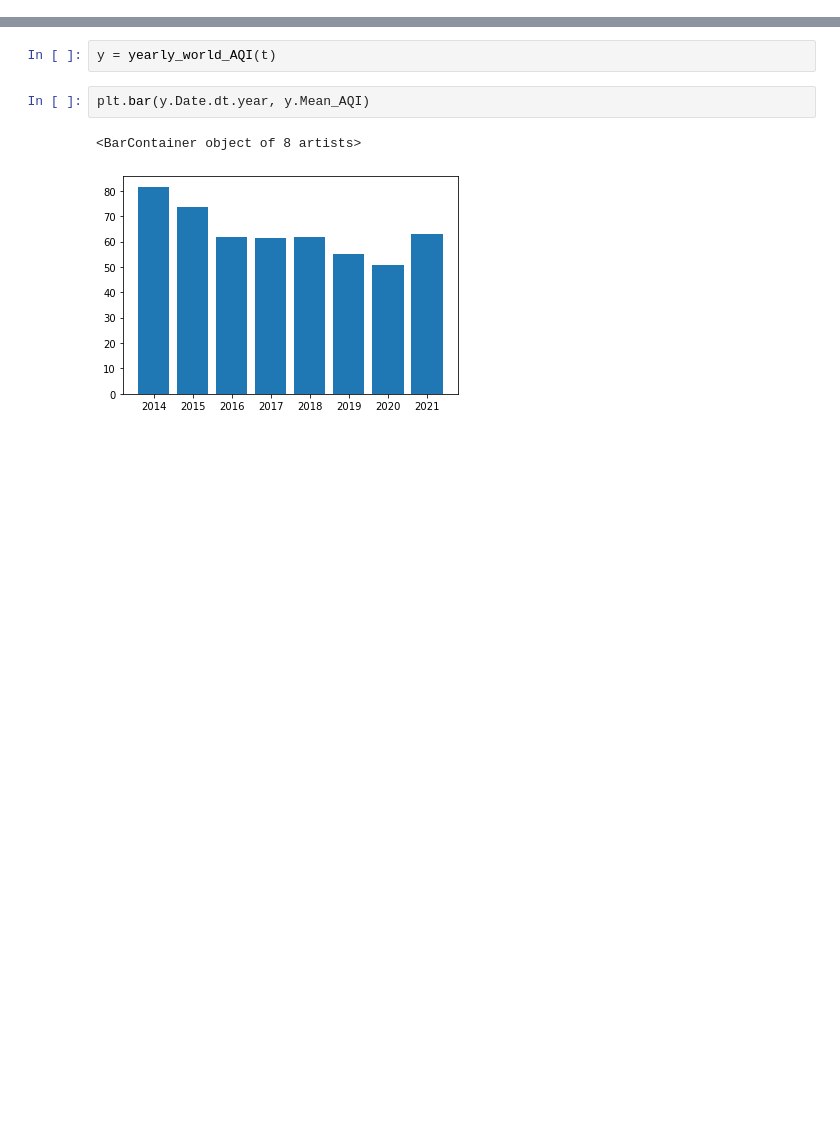
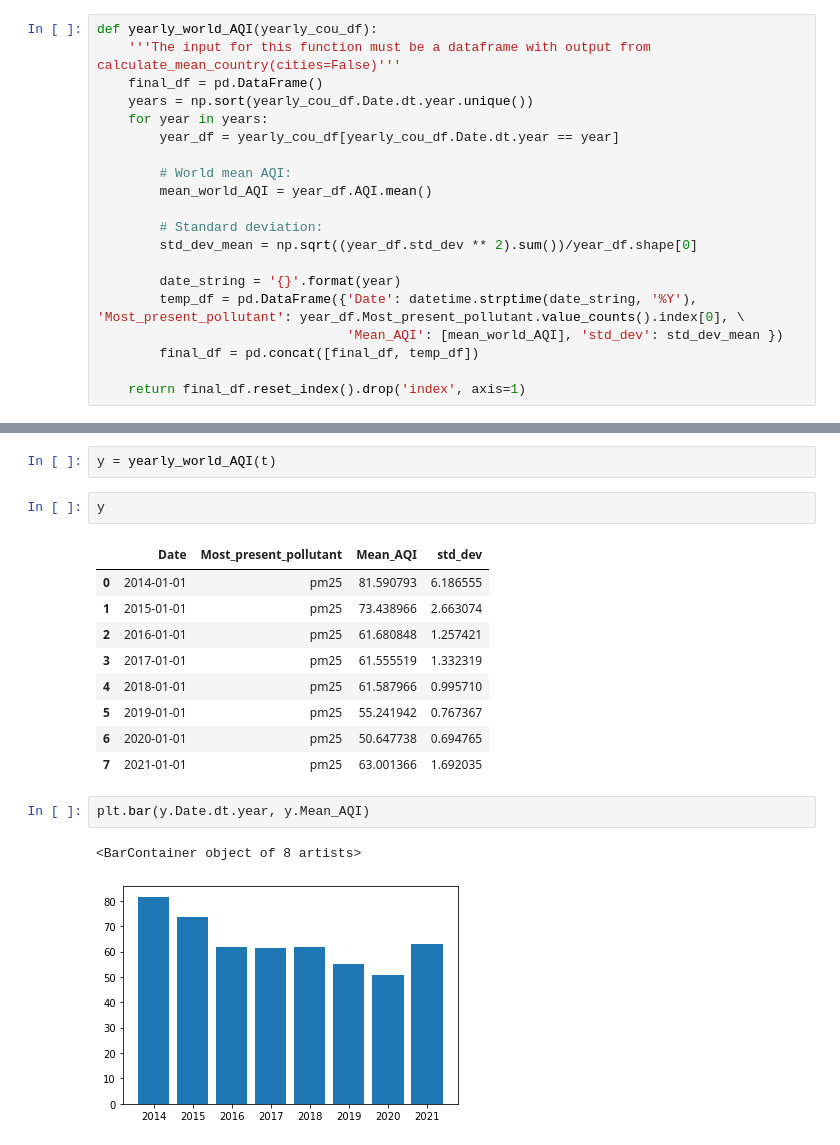
Before and after one commit to PabloVales/Air_Pollution_Covid, a Jupyter notebook: Untitled.ipynb, the cells around one changed output, grey strips where cells are left out. Cells and saved outputs as stored; diff of their text form; blank space fills up the shorter version.

```diff
--- a/Untitled.ipynb
+++ b/Untitled.ipynb
@@ -352,2 +356,22 @@ def yearly_country_AQI(cou_df):
+# %%
+def yearly_world_AQI(yearly_cou_df):
+    '''The input for this function must be a dataframe with output from calculate_mean_country(cities=False)'''
+    final_df = pd.DataFrame()
+    years = np.sort(yearly_cou_df.Date.dt.year.unique())
+    for year in years:
+        year_df = yearly_cou_df[yearly_cou_df.Date.dt.year == year]
+
+        # World mean AQI:
+        mean_world_AQI = year_df.AQI.mean()
+
+        # Standard deviation:
+        std_dev_mean = np.sqrt((year_df.std_dev ** 2).sum())/year_df.shape[0]
+
+        date_string = '{}'.format(year)
+        temp_df = pd.DataFrame({'Date': datetime.strptime(date_string, '%Y'), 'Most_present_pollutant': year_df.Most_present_pollutant.value_counts().index[0], \
+                                'Mean_AQI': [mean_world_AQI], 'std_dev': std_dev_mean })
+        final_df = pd.concat([final_df, temp_df])
+
+    return final_df.reset_index().drop('index', axis=1)
 # %%
 t = yearly_country_AQI(cou_df)
@@ -354,5 +387,17 @@ t = yearly_country_AQI(cou_df)
 # %%
 y = yearly_world_AQI(t)
+# %%
+y
+# %% [output]
+|  | Date | Most_present_pollutant | Mean_AQI | std_dev |
+| 0 | 2014-01-01 | pm25 | 81.590793 | 6.186555 |
+| 1 | 2015-01-01 | pm25 | 73.438966 | 2.663074 |
+| 2 | 2016-01-01 | pm25 | 61.680848 | 1.257421 |
+| 3 | 2017-01-01 | pm25 | 61.555519 | 1.332319 |
+| 4 | 2018-01-01 | pm25 | 61.587966 | 0.995710 |
+| 5 | 2019-01-01 | pm25 | 55.241942 | 0.767367 |
+| 6 | 2020-01-01 | pm25 | 50.647738 | 0.694765 |
+| 7 | 2021-01-01 | pm25 | 63.001366 | 1.692035 |
 # %%
 plt.bar(y.Date.dt.year, y.Mean_AQI)
 # %% [output]
```
Also changed, not shown: parts of 8 cells of this notebook.
